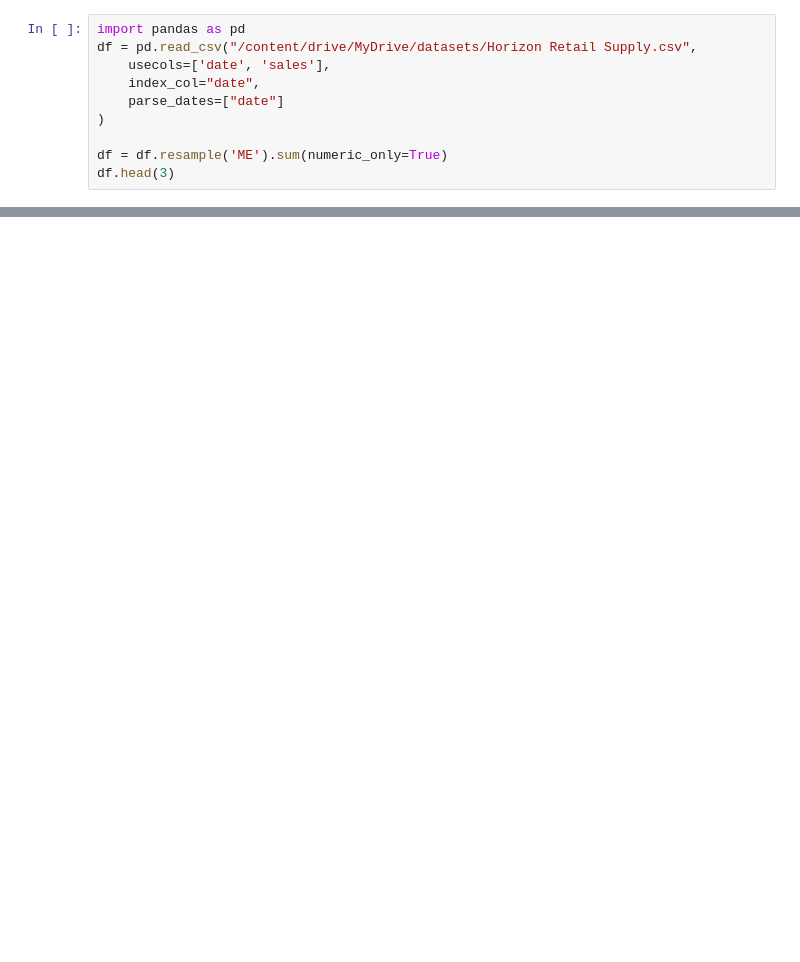
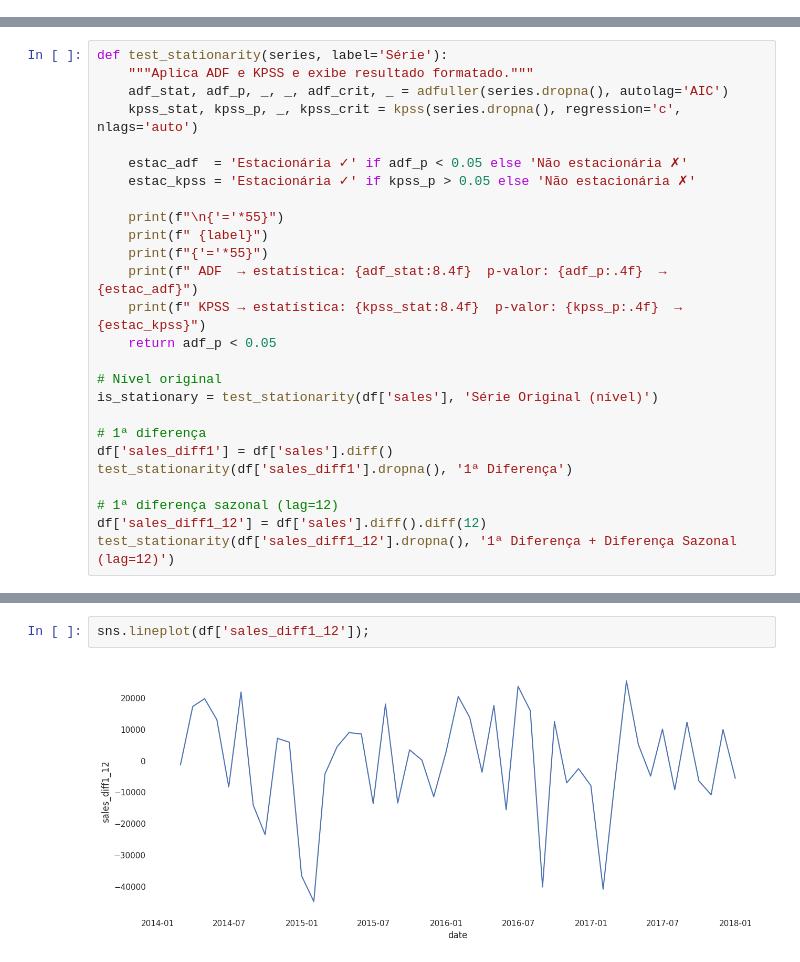
Before and after one commit to redsonlopez/forecast_demand, a Jupyter notebook: notebooks/experiments/model_v1_sarima.ipynb, the cells around one changed output, grey strips where cells are left out. Drawn from its saved outputs; the diff is of its cells as text; blank space fills up the shorter version.

```diff
--- a/notebooks/experiments/model_v1_sarima.ipynb
+++ b/notebooks/experiments/model_v1_sarima.ipynb
@@ -25,10 +58,0 @@ from statsmodels.tsa.statespace.sarimax import SARIMAX
-# %%
-import pandas as pd
-df = pd.read_csv("/content/drive/MyDrive/datasets/Horizon Retail Supply.csv",
-    usecols=['date', 'sales'],
-    index_col="date",
-    parse_dates=["date"]
-)
-
-df = df.resample('ME').sum(numeric_only=True)
-df.head(3)
@@ -114,0 +67,26 @@ sns.lineplot(tendencia);
+# %%
+def test_stationarity(series, label='Série'):
+    """Aplica ADF e KPSS e exibe resultado formatado."""
+    adf_stat, adf_p, _, _, adf_crit, _ = adfuller(series.dropna(), autolag='AIC')
+    kpss_stat, kpss_p, _, kpss_crit = kpss(series.dropna(), regression='c', nlags='auto')
+
+    estac_adf  = 'Estacionária ✓' if adf_p < 0.05 else 'Não estacionária ✗'
+    estac_kpss = 'Estacionária ✓' if kpss_p > 0.05 else 'Não estacionária ✗'
+
+    print(f"\n{'='*55}")
+    print(f" {label}")
+    print(f"{'='*55}")
+    print(f" ADF  → estatística: {adf_stat:8.4f}  p-valor: {adf_p:.4f}  → {estac_adf}")
+    print(f" KPSS → estatística: {kpss_stat:8.4f}  p-valor: {kpss_p:.4f}  → {estac_kpss}")
+    return adf_p < 0.05
+
+# Nível original
+is_stationary = test_stationarity(df['sales'], 'Série Original (nível)')
+
+# 1ª diferença
+df['sales_diff1'] = df['sales'].diff()
+test_stationarity(df['sales_diff1'].dropna(), '1ª Diferença')
+
+# 1ª diferença sazonal (lag=12)
+df['sales_diff1_12'] = df['sales'].diff().diff(12)
+test_stationarity(df['sales_diff1_12'].dropna(), '1ª Diferença + Diferença Sazonal (lag=12)')
@@ -114,0 +112,4 @@ sns.lineplot(tendencia);
+# %%
+sns.lineplot(df['sales_diff1_12']);
+# %% [output]
+[figure, added]
```
Also changed, not shown: parts of 27 cells of this notebook, 3 other files.
